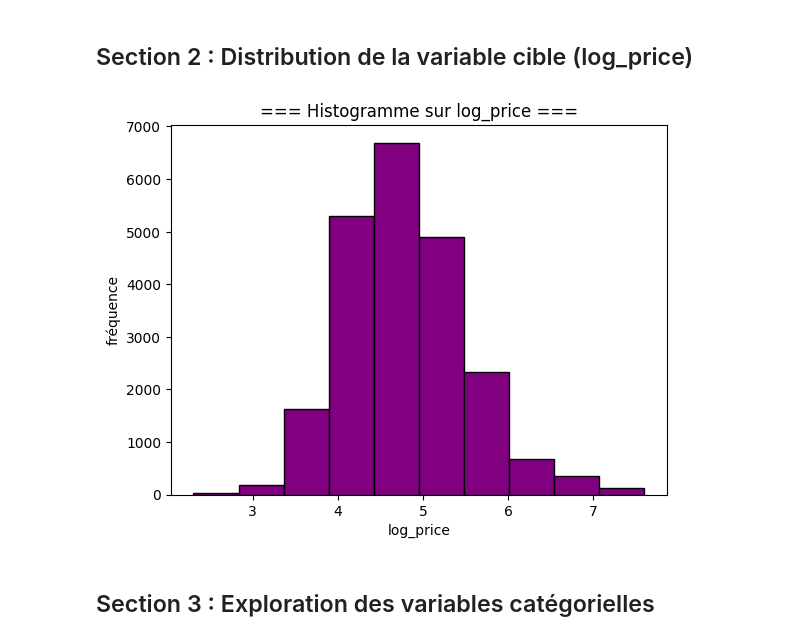
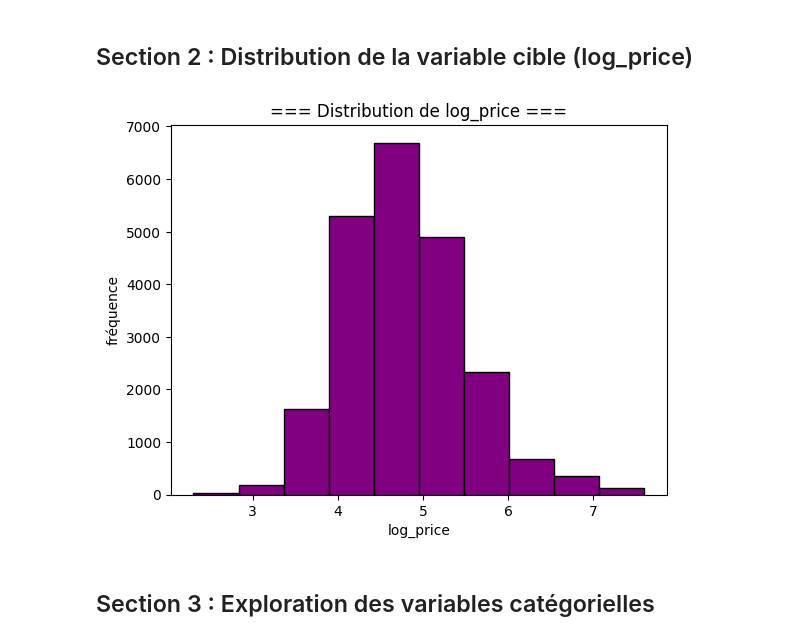
Before and after one commit to Annie-K73/Airbnb_prediction, a Jupyter notebook: NoteBook.ipynb, the cells around one changed output. Saved outputs shown, nothing was run; the diff lists cells and outputs as text; code cells hidden in the pictures.

```diff
--- a/NoteBook.ipynb
+++ b/NoteBook.ipynb
@@ -111,13 +115,13 @@ df.corr(numeric_only=True)
 # %% [markdown]
 ## Section 2 : Distribution de la variable cible (log_price)
 # %%
-plt.title("=== Histogramme sur log_price ===")
+plt.title("=== Distribution de log_price ===")
 plt.hist(df["log_price"],bins=10,color="purple",edgecolor="black")
 plt.xlabel("log_price")
 plt.ylabel("fréquence")
 plt.show()
 # %% [output]
-[figure, old version]
+[figure, new version]
 # %% [markdown]
 ## Section 3 : Exploration des variables catégorielles
 # %%
```
Also changed, not shown: parts of 11 cells of this notebook.
